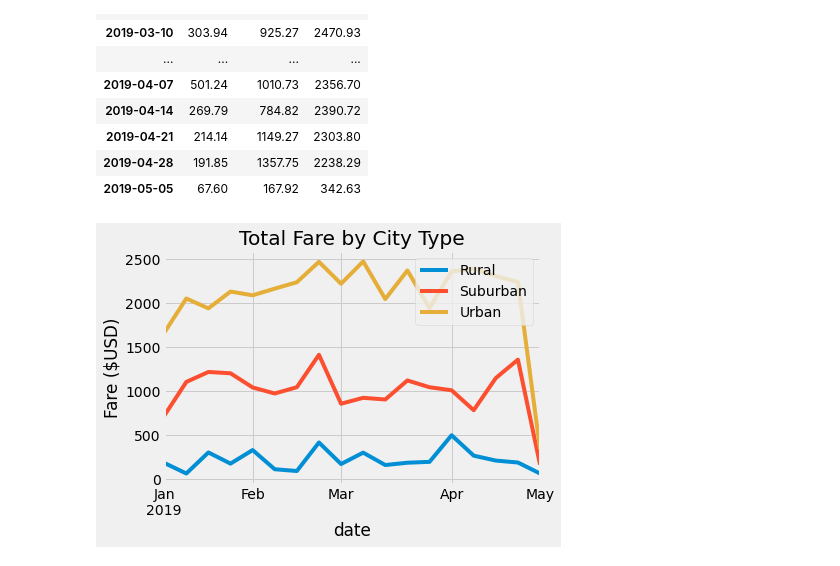
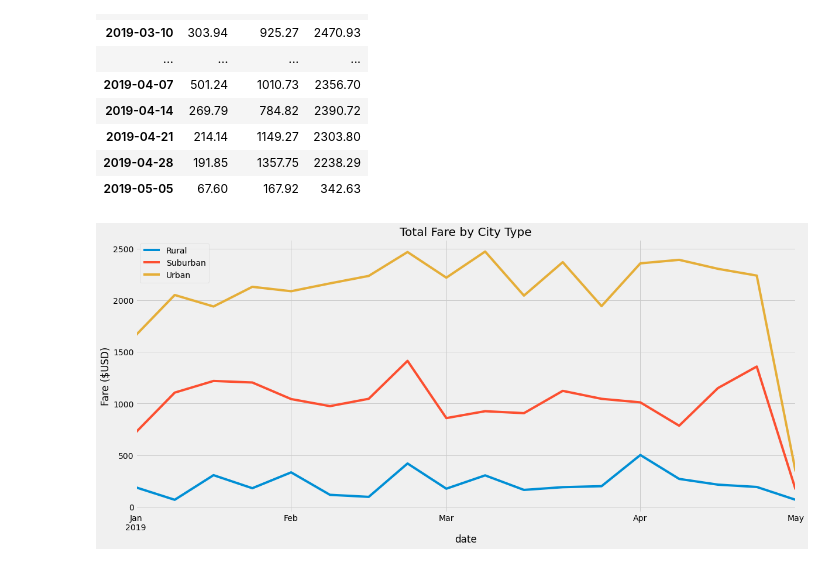
Before and after one commit to Hastieiliat/PyBer_Analysis, a Jupyter notebook: PyBer_Challenge.ipynb, the cells around one changed output. Drawn from its saved outputs; the diff is of its cells as text; code cells hidden in the pictures.

```diff
--- a/PyBer_Challenge.ipynb
+++ b/PyBer_Challenge.ipynb
@@ -279,23 +279,26 @@ Fare_date_count_week
 # %%
 # 8. Using the object-oriented interface method, plot the resample DataFrame using the df.plot() function.
 
-Fare_date_count_week.plot()
+#Fare_date_count_week.plot()
+
+Fare_date_count_week.plot(figsize=(18,8))
+#plt.figure(figsize=(16, 8))
 
 # Import the style from Matplotlib.
 from matplotlib import style
 # Use the graph style fivethirtyeight.
 
+
 style.use('fivethirtyeight')
 
-#plt.subplots(figsize=(1, 6))
 
 plt.title("Total Fare by City Type")
 plt.ylabel("Fare ($USD)")
 plt.grid(True)
 
 # Add the legend.
 plt.legend()
 plt.savefig("analysis/PyBer_fare_summary.png")
 plt.show()
 # %% [output]
-[figure, old version]
+[figure, new version]
```
Also changed, not shown: 1 other file.
